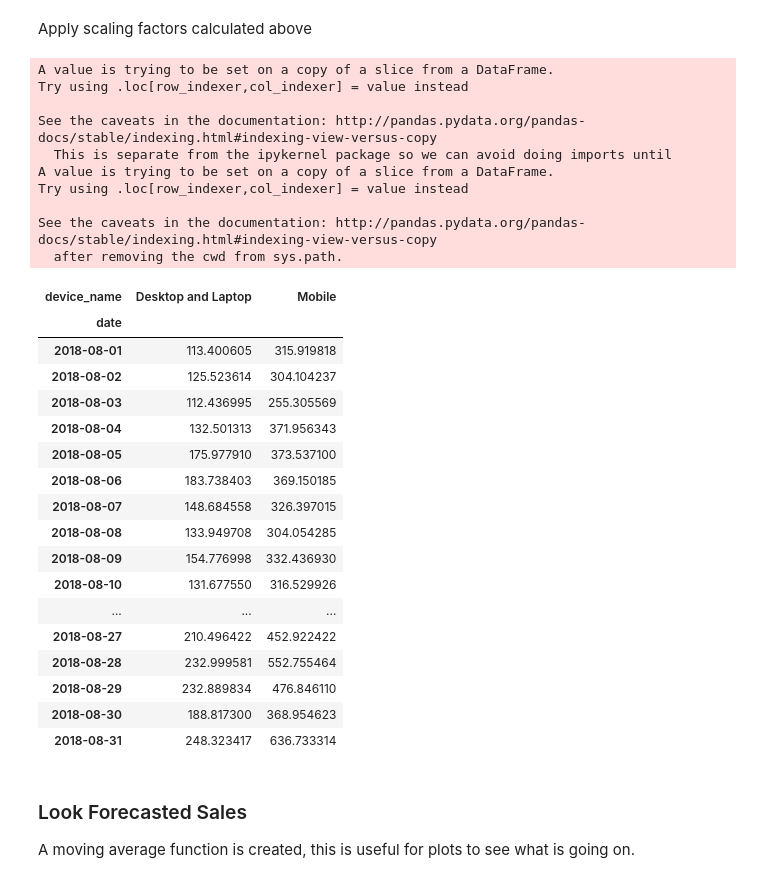
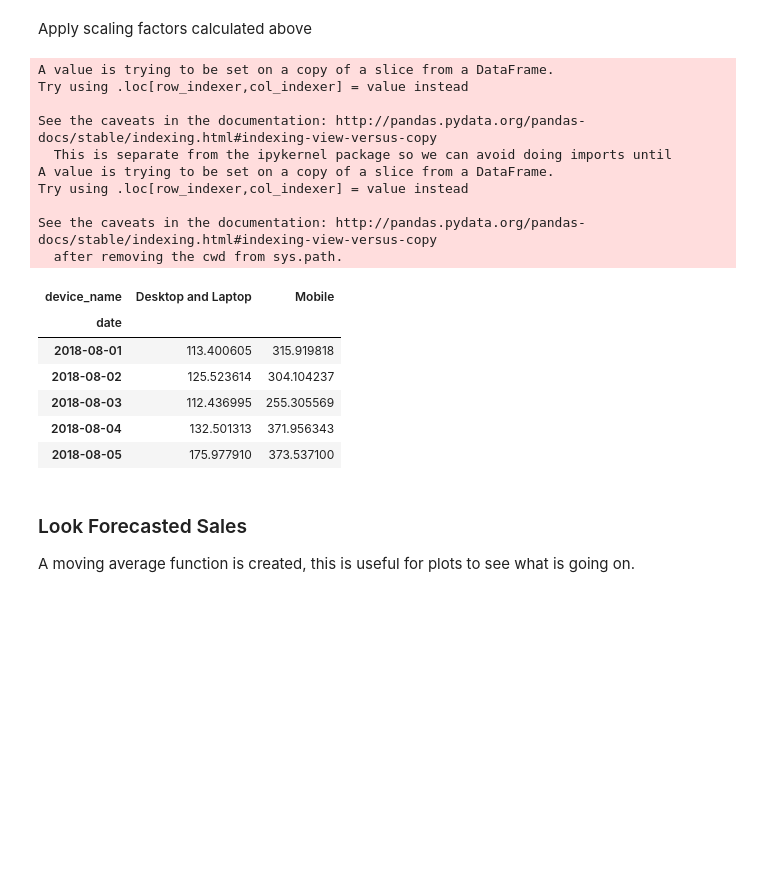
Before and after one commit to JoekingCooper/btakehometask, a Jupyter notebook: notebooks/4_Forecasting_Process.ipynb, the cells around one changed output. Drawn from its saved outputs; the diff is of its cells as text; code cells hidden in the pictures; blank space fills up the shorter version.

```diff
--- a/notebooks/4_Forecasting_Process.ipynb
+++ b/notebooks/4_Forecasting_Process.ipynb
@@ -433,38 +366,27 @@ Apply scaling factors calculated above
 # %%
 mobile_scaler=0.75192871
 DandL_scaler=0.71127525
 forecast_august['Desktop and Laptop']=forecast_august['Desktop and Laptop'].apply(lambda x:x*DandL_scaler)
 forecast_august['Mobile']=forecast_august['Mobile'].apply(lambda x:x*mobile_scaler)
-forecast_august
+forecast_august.head()
 # %% [output]
 A value is trying to be set on a copy of a slice from a DataFrame.
 Try using .loc[row_indexer,col_indexer] = value instead
 
 See the caveats in the documentation: http://pandas.pydata.org/pandas-docs/stable/indexing.html#indexing-view-versus-copy
   This is separate from the ipykernel package so we can avoid doing imports until
 A value is trying to be set on a copy of a slice from a DataFrame.
 Try using .loc[row_indexer,col_indexer] = value instead
 
 See the caveats in the documentation: http://pandas.pydata.org/pandas-docs/stable/indexing.html#indexing-view-versus-copy
   after removing the cwd from sys.path.
 | device_name | Desktop and Laptop | Mobile |
 | date |  |  |
 | 2018-08-01 | 113.400605 | 315.919818 |
 | 2018-08-02 | 125.523614 | 304.104237 |
 | 2018-08-03 | 112.436995 | 255.305569 |
 | 2018-08-04 | 132.501313 | 371.956343 |
 | 2018-08-05 | 175.977910 | 373.537100 |
-| 2018-08-06 | 183.738403 | 369.150185 |
-| 2018-08-07 | 148.684558 | 326.397015 |
-| 2018-08-08 | 133.949708 | 304.054285 |
-| 2018-08-09 | 154.776998 | 332.436930 |
-| 2018-08-10 | 131.677550 | 316.529926 |
-| ... | ... | ... |
-| 2018-08-27 | 210.496422 | 452.922422 |
-| 2018-08-28 | 232.999581 | 552.755464 |
-| 2018-08-29 | 232.889834 | 476.846110 |
-| 2018-08-30 | 188.817300 | 368.954623 |
-| 2018-08-31 | 248.323417 | 636.733314 |
 # %% [markdown]
 ### Look Forecasted Sales
 
```
Also changed, not shown: parts of 4 cells of this notebook, 1 other file.
